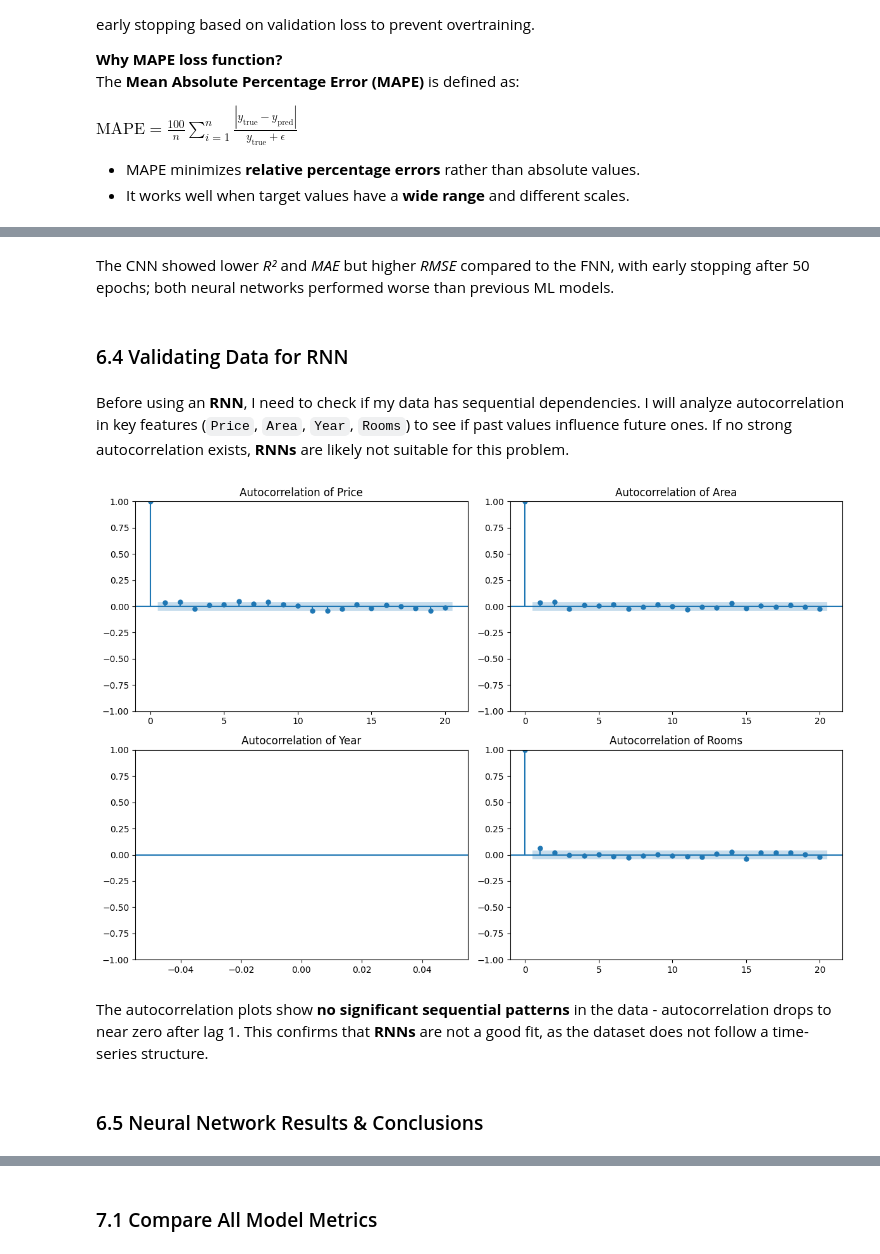
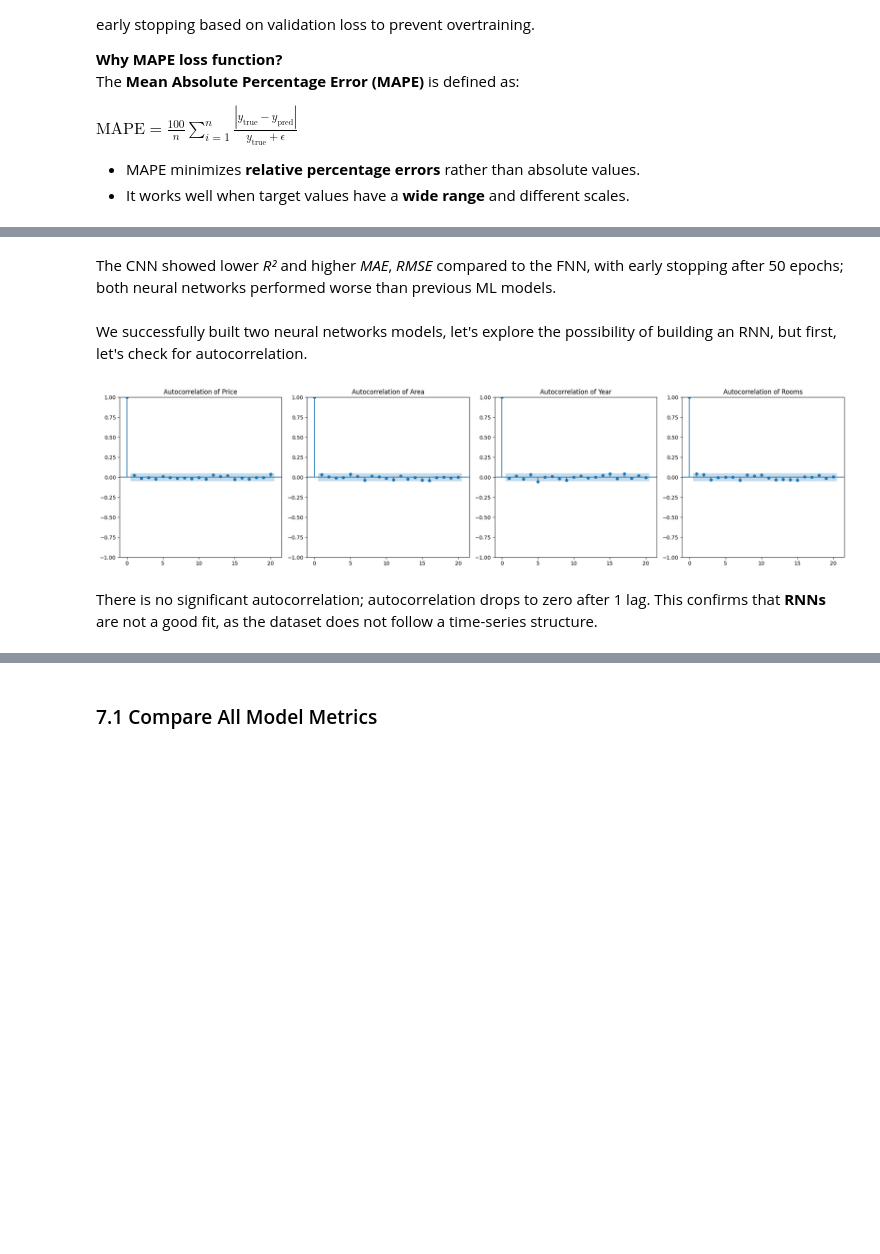
Before and after one commit to davydantoniuk/lublin-house-price-predict, a Jupyter notebook: price_prediction.ipynb, the cells around one changed output, grey strips where cells are left out. Drawn from its saved outputs; the diff is of its cells as text; code cells hidden in the pictures; blank space fills up the shorter version.

Commit message:
Models comparison and interpretation

```diff
--- a/price_prediction.ipynb
+++ b/price_prediction.ipynb
@@ -2630,20 +2631,16 @@ RMSLE: 0.1522
 # %% [markdown]
-The CNN showed lower *R²* and *MAE* but higher *RMSE* compared to the FNN, with early stopping after 50 epochs; both neural networks performed worse than previous ML models.
+The CNN showed lower *R²* and higher *MAE*, *RMSE* compared to the FNN, with early stopping after 50 epochs; both neural networks performed worse than previous ML models.
-# %% [markdown]
-### 6.4 Validating Data for RNN
-# %% [markdown]
-Before using an **RNN**, I need to check if my data has sequential dependencies. I will analyze autocorrelation in key features (`Price`, `Area`, `Year`, `Rooms`) to see if past values influence future ones. If no strong autocorrelation exists, **RNNs** are likely not suitable for this problem.
+# %% [markdown]
+We successfully built two neural networks models, let's explore the possibility of building an RNN, but first, let's check for autocorrelation.
 # %%
-numerical_columns = ['Price', 'Area', 'Year', 'Rooms']
-fig, axes = plt.subplots(nrows=2, ncols=2, figsize=(12, 8))
-axes = axes.flatten()
+numerical_columns = ['Area', 'Year', 'Rooms']
+fig, axes = plt.subplots(nrows=1, ncols=4, figsize=(20, 5))
+sm.graphics.tsa.plot_acf(y_train_linear.dropna(), lags=20, ax=axes[0], title="Autocorrelation of Price")
 for i, col in enumerate(numerical_columns):
-    sm.graphics.tsa.plot_acf(data[col], lags=20, ax=axes[i], title=f"Autocorrelation of {col}")
+    sm.graphics.tsa.plot_acf(X_train_linear_transformed.dropna()[col], lags=20, ax=axes[i + 1], title=f"Autocorrelation of {col}")
 plt.tight_layout()
 plt.show()
 # %% [output]
-[figure, old version]
+[figure, new version]
 # %% [markdown]
-The autocorrelation plots show **no significant sequential patterns** in the data - autocorrelation drops to near zero after lag 1. This confirms that **RNNs** are not a good fit, as the dataset does not follow a time-series structure.
+There is no significant autocorrelation; autocorrelation drops to zero after 1 lag. This confirms that **RNNs** are not a good fit, as the dataset does not follow a time-series structure.
-# %% [markdown]
-### 6.5 Neural Network Results & Conclusions
```
Also changed, not shown: parts of 19 cells of this notebook.
